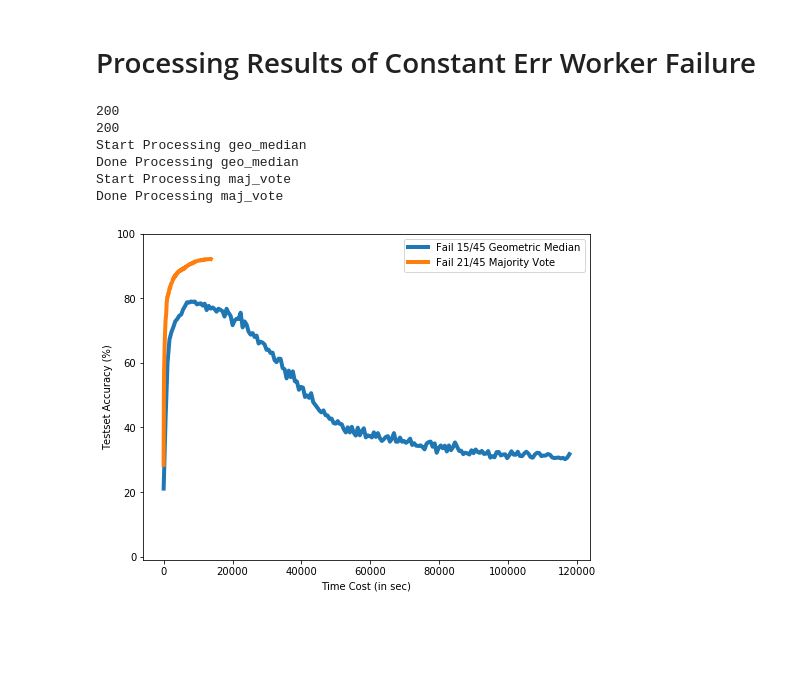
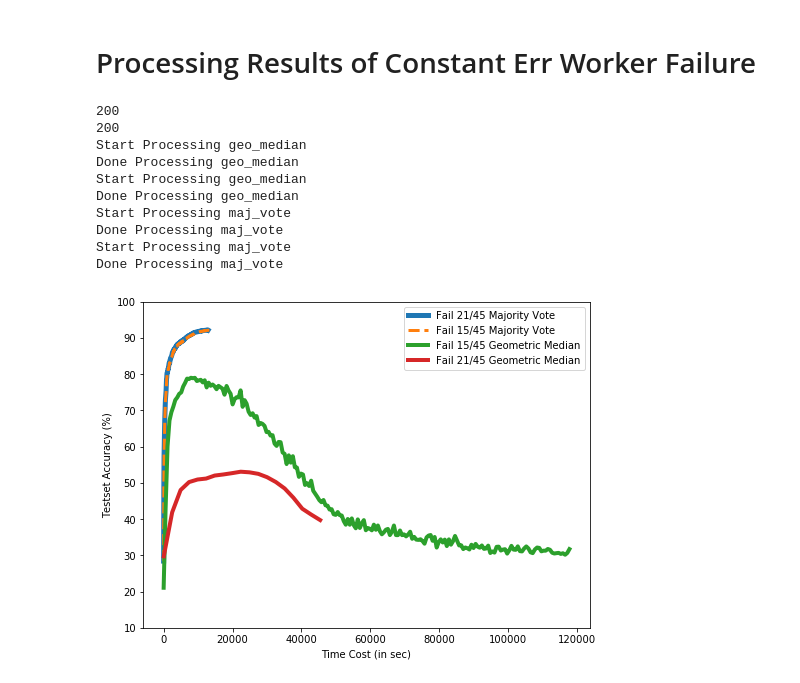
Before and after one commit to hwang595/Draco, a Jupyter notebook: analysis/Full_Initial_Experiment.ipynb, the cells around one changed output. Saved outputs shown, nothing was run; the diff lists cells and outputs as text; code cells hidden in the pictures; blank space fills up the shorter version.

```diff
--- a/analysis/Full_Initial_Experiment.ipynb
+++ b/analysis/Full_Initial_Experiment.ipynb
@@ -233,7 +233,7 @@ plt.show()
 # Processing Results of Constant Err Worker Failure
 # %%
 method = ['geo_median', 'maj_vote']
-num_failure = ['15']
+num_failure = ['15','21']
 acc_stat = [{},{}]
 step_list = [i for i in range(0, 10001, 50)]
 # parse acc log files first
@@ -295,8 +295,12 @@ for i,m in enumerate(method):
 200
 Start Processing geo_median
 Done Processing geo_median
+Start Processing geo_median
+Done Processing geo_median
 Start Processing maj_vote
 Done Processing maj_vote
+Start Processing maj_vote
+Done Processing maj_vote
 # %%
 # processing results
 time_lines = [{},{}]
@@ -316,12 +320,14 @@ for t, dict_pairs in enumerate(stats):
 # %%
 fig = plt.figure()
 ax = plt.subplot(111)
+plt.plot(time_lines[1]['21'], acc_stat[1]['21'],'-', linewidth=5.0,  label='Fail 21/45 Majority Vote')
+plt.plot(time_lines[1]['15'], acc_stat[1]['15'],'--', linewidth=3.0,  label='Fail 15/45 Majority Vote')
 plt.plot(time_lines[0]['15'], acc_stat[0]['15'],'-', linewidth=4.0,  label='Fail 15/45 Geometric Median')
-plt.plot(time_lines[1]['15'], acc_stat[1]['15'],'-', linewidth=4.0,  label='Fail 21/45 Majority Vote')
-ax.set_ylim(-1, 100)
+plt.plot(time_lines[0]['21'][0:len(acc_stat[0]['21'])], acc_stat[0]['21'],'-', linewidth=4.0,  label='Fail 21/45 Geometric Median')
+ax.set_ylim(10, 100)
 plt.xlabel("Time Cost (in sec)")
 plt.ylabel("Testset Accuracy (%)")
 plt.legend()
 plt.show()
 # %% [output]
-[figure, old version]
+[figure, new version]
```
